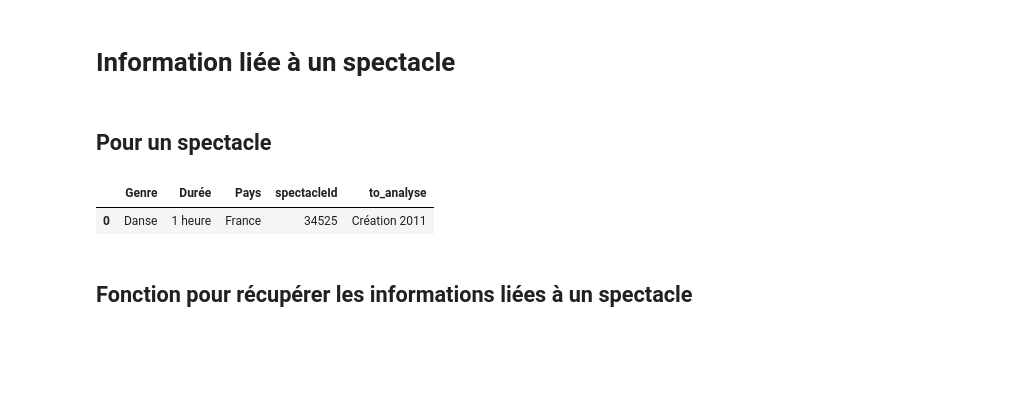
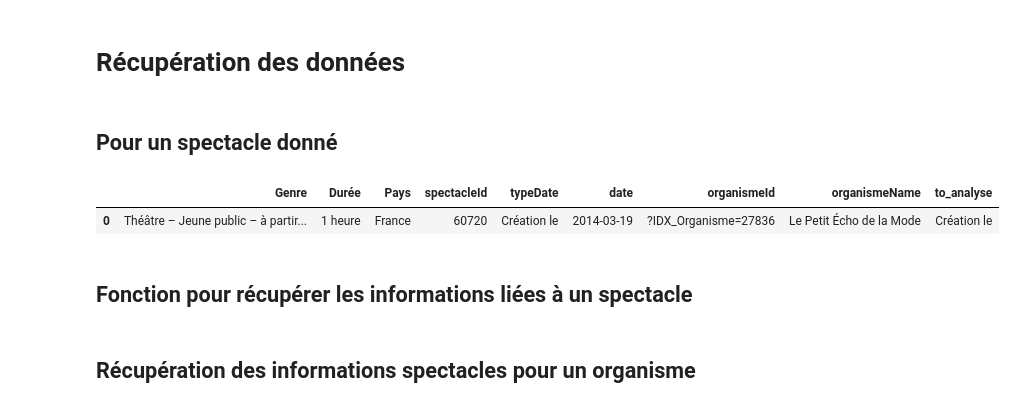
Before and after one commit to eliselavy/scrapper-notebook, a Jupyter notebook: notebooks/archives_spectacle/import_performance_info.ipynb, the cells around one changed output. Cells and saved outputs as stored; diff of their text form; code cells hidden in the pictures; blank space fills up the shorter version.

```diff
--- a/notebooks/archives_spectacle/import_performance_info.ipynb
+++ b/notebooks/archives_spectacle/import_performance_info.ipynb
@@ -1,14 +1,18 @@
+# %% [markdown]
+# Récupération des données
 # %% [markdown]
-# Information liée à un spectacle
+## Pour un spectacle donné
-# %% [markdown]
-## Pour un spectacle
 # %%
 import urllib.request
 import re
 import pandas as pd
+import os
 # import the BeautifulSoup library so we can parse HTML and XML documents
 from bs4 import BeautifulSoup
-spectacleId="34525"
+#spectacleId="37982"
+
+#here id example with inside <p> <span class="n"> spectacleId="60720"
+spectacleId="60720"
 #spectacleId="36956"
 #spectacleId="20185"
 # specify which URL/web page we are going to be scraping
@@ -24,37 +28,54 @@ column_label=[]
 column_value=[]
 for row in div_interested.find_all('table')[0].findAll('tr'):
     th = row.findAll('th')[0].contents[0]
     td = row.findAll('td')[0].contents[0]
     column_label.append(th)
     column_value.append(td)
 new_table = pd.DataFrame(columns=column_label, index= [0]) # I know the size
 new_table["spectacleId"]=int(spectacleId)
 for row in div_interested.find_all('table')[0].findAll('tr'):
     th = row.findAll('th')[0].contents[0]
     td = row.findAll('td')[0].contents[0].strip()
     new_table.at[0,th] = td
 #Recuperer creation_date - organism_creation
 #the div where the information is
 div_spectacle = soup.find('div', id='div_Spectacle')
 p_spectacle = div_spectacle.find_all('p')[0]
-if(p_spectacle):
+if(p_spectacle) != None :
     for time in p_spectacle.findAll('time'):
         if time.has_attr('datetime'):
             new_table["typeDate"]=time.previousSibling
             new_table["date"]=time['datetime']
     for organism in p_spectacle.findAll('a',class_ ='c_Organisme'):
         if organism.has_attr('href'):
             new_table["organismeId"]=organism['href']
             new_table["organismeName"]=organism.contents[0].strip()
-new_table["to_analyse"]=p_spectacle.contents[0].strip()
+    if p_spectacle.find_all('span'):
+        first = next(p_spectacle.stripped_strings)
+        new_table["to_analyse"]=first
+    else:
+        new_table["to_analyse"]=p_spectacle.contents[0].string.strip()
+    #print(p_spectacle.getText().strip())
+    #if p_spectacle.contents[0].strip():
+    #for string in p_spectacle.stripped_strings:
+    #    print(string[0])
+    #new_table["to_analyse"]=p_spectacle.contents[0].string.strip()
+    #new_table["to_analyse"]=p_spectacle.stripped_strings[0]
+    #print(p_spectacle.stripped_strings[0])
+
+        # fetch and print first item
+       # first = next(p_spectacle.stripped_strings)
+       # print('first item:', first)
+
+    #new_table["to_analyse"]=p_spectacle.contents[0].strip()
 #new_table.dtypes
 #table[0] class="f-spectacle__equipe"    table[1]  class="f-spectacle__equipe"
 #table_production = div_spectacle.find_all('table')[2]
 #print(table_production)
 new_table
 # %% [output]
-|  | Genre | Durée | Pays | spectacleId | to_analyse |
-| 0 | Danse | 1 heure | France | 34525 | Création 2011 |
+|  | Genre | Durée | Pays | spectacleId | typeDate | date | organismeId | organismeName | to_analyse |
+| 0 | Théâtre – Jeune public – à partir... | 1 heure | France | 60720 | Création le | 2014-03-19 | ?IDX_Organisme=27836 | Le Petit Écho de la Mode | Création le |
 # %% [markdown]
 ## Fonction pour récupérer les informations liées à un spectacle
 # %%
@@ -109,3 +138,5 @@ def import_df_type_spectacle(spectacleId):
+# %% [markdown]
+## Récupération des informations spectacles pour un organisme
 # %%
 import urllib.request
 import re
```
Also changed, not shown: parts of 21 cells of this notebook.
